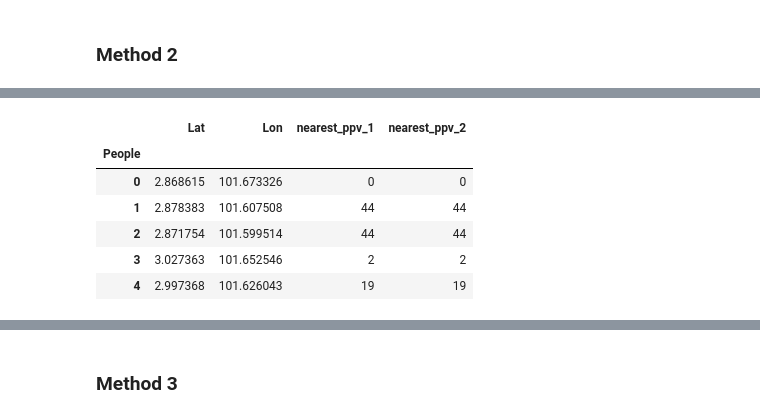
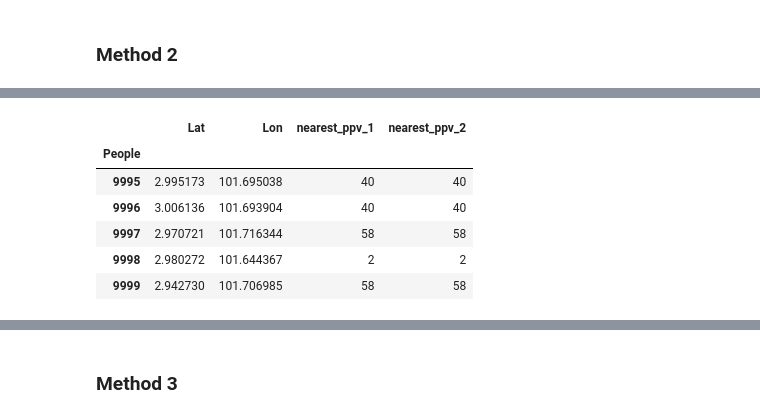
Before and after one commit to KelvinTee168/Research_Methodology_Assignment, a Jupyter notebook: Assignment2.ipynb, the cells around one changed output, grey strips where cells are left out. Saved outputs shown, nothing was run; the diff lists cells and outputs as text; code cells hidden in the pictures.

```diff
--- a/Assignment2.ipynb
+++ b/Assignment2.ipynb
@@ -109,14 +171,14 @@ for n in range(50):
 # %%
 people["nearest_ppv_2"] = ppv.loc[ppv.index[np.array(people_to_ppv)]].index
-people.head()
+people.tail()
 # %% [output]
 |  | Lat | Lon | nearest_ppv_1 | nearest_ppv_2 |
 | People |  |  |  |  |
-| 0 | 2.868615 | 101.673326 | 0 | 0 |
-| 1 | 2.878383 | 101.607508 | 44 | 44 |
-| 2 | 2.871754 | 101.599514 | 44 | 44 |
-| 3 | 3.027363 | 101.652546 | 2 | 2 |
-| 4 | 2.997368 | 101.626043 | 19 | 19 |
+| 9995 | 2.995173 | 101.695038 | 40 | 40 |
+| 9996 | 3.006136 | 101.693904 | 40 | 40 |
+| 9997 | 2.970721 | 101.716344 | 58 | 58 |
+| 9998 | 2.980272 | 101.644367 | 2 | 2 |
+| 9999 | 2.942730 | 101.706985 | 58 | 58 |
 # %%
 df_execution_time["time_2"] = execution_time.values()
 df_execution_time.head()
```
Also changed, not shown: parts of 10 cells of this notebook, 2 other files.
